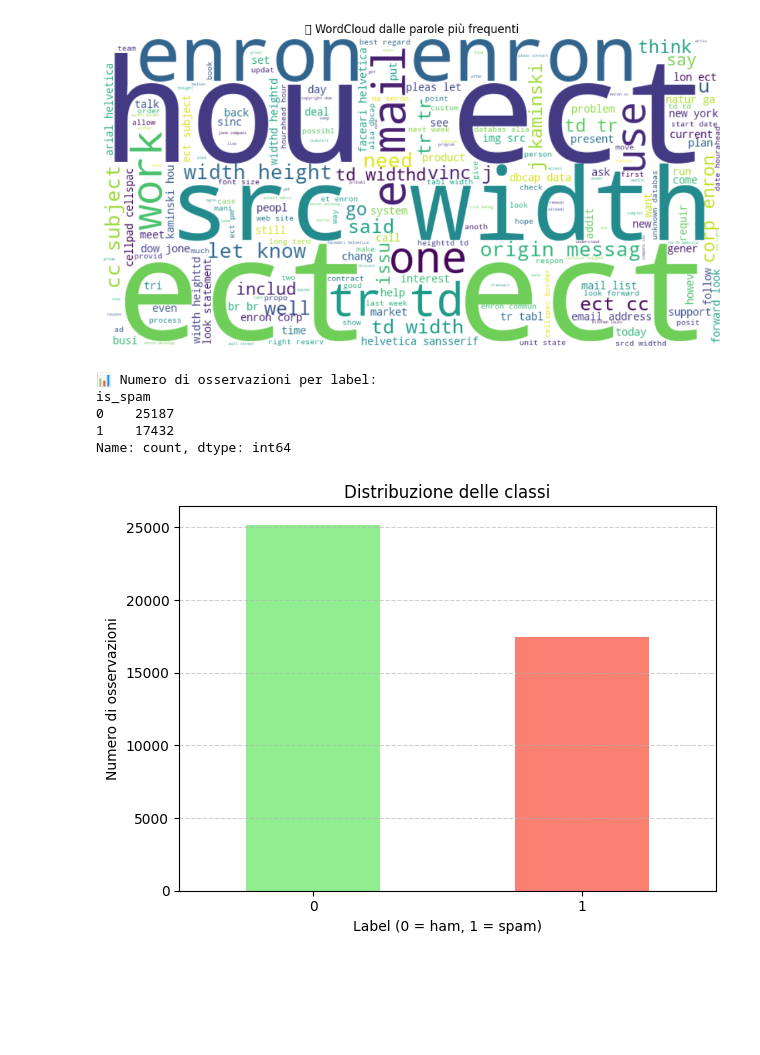
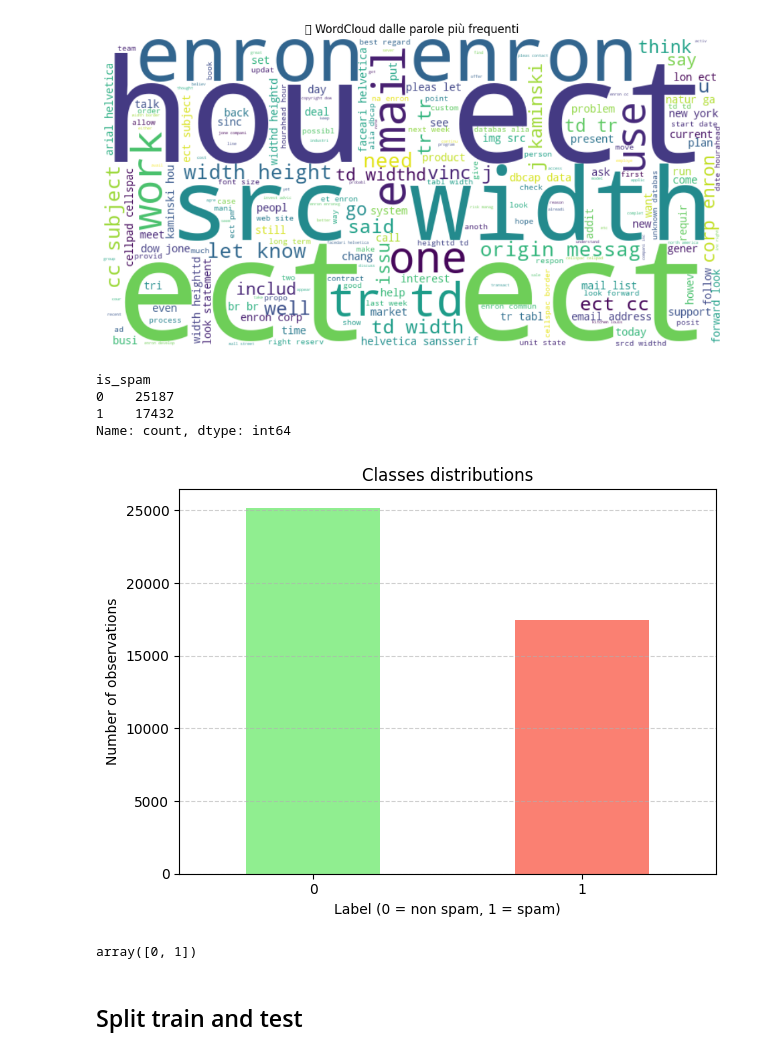
Before and after one commit to keitaVigano/tm4spam, a Jupyter notebook: notebooks/preprocessing.ipynb, the cells around one changed output. Drawn from its saved outputs; the diff is of its cells as text; code cells hidden in the pictures; blank space fills up the shorter version.

```diff
--- a/notebooks/preprocessing.ipynb
+++ b/notebooks/preprocessing.ipynb
@@ -66,3 +66,7 @@ df.to_csv("../data/clean_data.csv", index=False)
 # EDA
 # %%
 df = pd.read_csv("../data/clean_data.csv")
+# %%
+print("Text length distribution:")
+df['text_length'] = df['clean_text'].apply(lambda x: len(str(x)))
+df['text_length'].describe()
@@ -116,22 +131,25 @@ plt.show()
 # %%
 label_counts = df["is_spam"].value_counts()
 
 print(label_counts)
 
-
-
 label_counts.plot(kind="bar", color=["lightgreen", "salmon"])
 plt.xticks(rotation=0)
-plt.title("Distribuzione delle classi")
-plt.xlabel("Label (0 = ham, 1 = spam)")
-plt.ylabel("Numero di osservazioni")
+plt.title("Classes distributions")
+plt.xlabel("Label (0 = non spam, 1 = spam)")
+plt.ylabel("Number of observations")
 plt.grid(axis="y", linestyle="--", alpha=0.6)
 plt.tight_layout()
 plt.show()
 # %% [output]
-📊 Numero di osservazioni per label:
 is_spam
 0    25187
 1    17432
 Name: count, dtype: int64
-[figure, old version]
+[figure, new version]
+# %%
+df["is_spam"].unique()
+# %% [output]
+array([0, 1])
+# %% [markdown]
+## Split train and test
```
Also changed, not shown: parts of 8 cells of this notebook, 7 other files.
